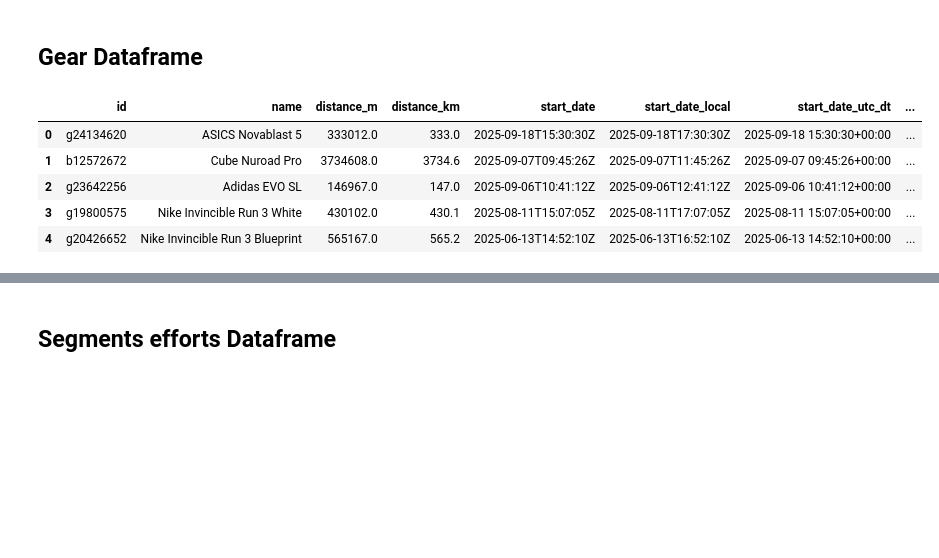
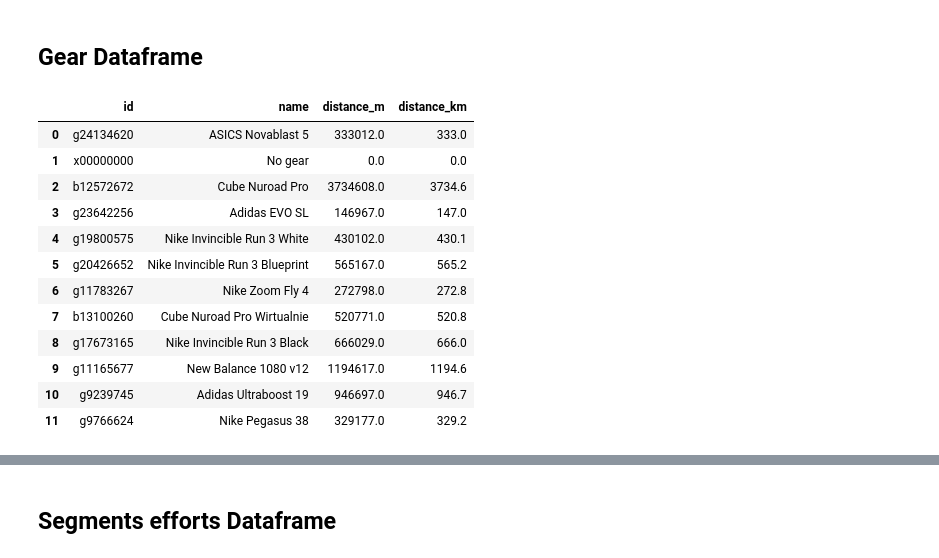
Before and after one commit to lowickib/Strava-Analytics, a Jupyter notebook: 2_Silver_Layer.ipynb, the cells around one changed output, grey strips where cells are left out. Drawn from its saved outputs; the diff is of its cells as text; code cells hidden in the pictures; blank space fills up the shorter version.

Commit message:
implement all dim tables

```diff
--- a/2_Silver_Layer.ipynb
+++ b/2_Silver_Layer.ipynb
@@ -45,6 +45,7 @@ KUDOS_S_TABLE = os.getenv('KUDOS_S_TABLE')
 
 # Other
 LOG_LEVEL = os.getenv('LOG_LEVEL')
+NO_GEAR_ID = 'x00000000'
 
 # Geopy - Nominatim
 PRECISION = int(os.getenv('PRECISION'))
@@ -712,7 +715,9 @@ maps_df.to_sql(
 ## Gear Dataframe
 # %%
 gear_df.columns = gear_df.columns.str.replace("^gear_", "", regex=True)
-gear_df = gear_df.dropna(subset=["id"])
+gear_df['id'] = gear_df['id'].fillna(NO_GEAR_ID)
+gear_df['name'] = gear_df['name'].fillna('No gear')
+gear_df = gear_df.fillna(0)
 gear_df = gear_df.rename(columns={'distance' : 'distance_m', 'converted_distance' : 'distance_km'})
 gear_df[["start_date_utc_dt", "start_date_local_dt", "local_timezone"]] = create_datetime_tz_cols(gear_df, "start_date", "start_date_local")
 gear_df = (
@@ -720,15 +725,23 @@ gear_df = (
   .drop_duplicates(subset=["id"], keep="first")
   .reset_index(drop=True)
 )
+gear_df = gear_df[['id', 'name', 'distance_m', 'distance_km']]
 # %%
-gear_df.head()
+gear_df
 # %% [output]
-|  | id | name | distance_m | distance_km | start_date | start_date_local | start_date_utc_dt | ... |
-| 0 | g24134620 | ASICS Novablast 5 | 333012.0 | 333.0 | 2025-09-18T15:30:30Z | 2025-09-18T17:30:30Z | 2025-09-18 15:30:30+00:00 | ... |
-| 1 | b12572672 | Cube Nuroad Pro | 3734608.0 | 3734.6 | 2025-09-07T09:45:26Z | 2025-09-07T11:45:26Z | 2025-09-07 09:45:26+00:00 | ... |
-| 2 | g23642256 | Adidas EVO SL | 146967.0 | 147.0 | 2025-09-06T10:41:12Z | 2025-09-06T12:41:12Z | 2025-09-06 10:41:12+00:00 | ... |
-| 3 | g19800575 | Nike Invincible Run 3 White | 430102.0 | 430.1 | 2025-08-11T15:07:05Z | 2025-08-11T17:07:05Z | 2025-08-11 15:07:05+00:00 | ... |
-| 4 | g20426652 | Nike Invincible Run 3 Blueprint | 565167.0 | 565.2 | 2025-06-13T14:52:10Z | 2025-06-13T16:52:10Z | 2025-06-13 14:52:10+00:00 | ... |
+|  | id | name | distance_m | distance_km |
+| 0 | g24134620 | ASICS Novablast 5 | 333012.0 | 333.0 |
+| 1 | x00000000 | No gear | 0.0 | 0.0 |
+| 2 | b12572672 | Cube Nuroad Pro | 3734608.0 | 3734.6 |
+| 3 | g23642256 | Adidas EVO SL | 146967.0 | 147.0 |
+| 4 | g19800575 | Nike Invincible Run 3 White | 430102.0 | 430.1 |
+| 5 | g20426652 | Nike Invincible Run 3 Blueprint | 565167.0 | 565.2 |
+| 6 | g11783267 | Nike Zoom Fly 4 | 272798.0 | 272.8 |
+| 7 | b13100260 | Cube Nuroad Pro Wirtualnie | 520771.0 | 520.8 |
+| 8 | g17673165 | Nike Invincible Run 3 Black | 666029.0 | 666.0 |
+| 9 | g11165677 | New Balance 1080 v12 | 1194617.0 | 1194.6 |
+| 10 | g9239745 | Adidas Ultraboost 19 | 946697.0 | 946.7 |
+| 11 | g9766624 | Nike Pegasus 38 | 329177.0 | 329.2 |
 # %%
 gear_df_dtype_map = {
     "id": String,
```
Also changed, not shown: parts of 13 cells of this notebook, 1 other file.
